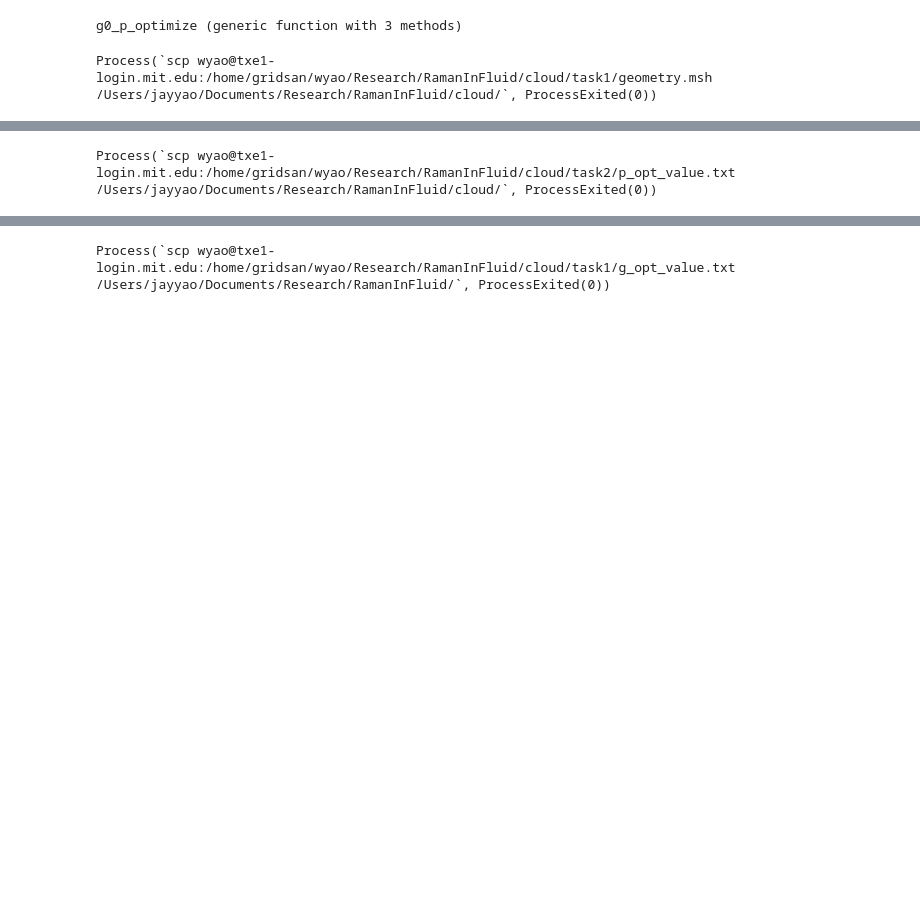
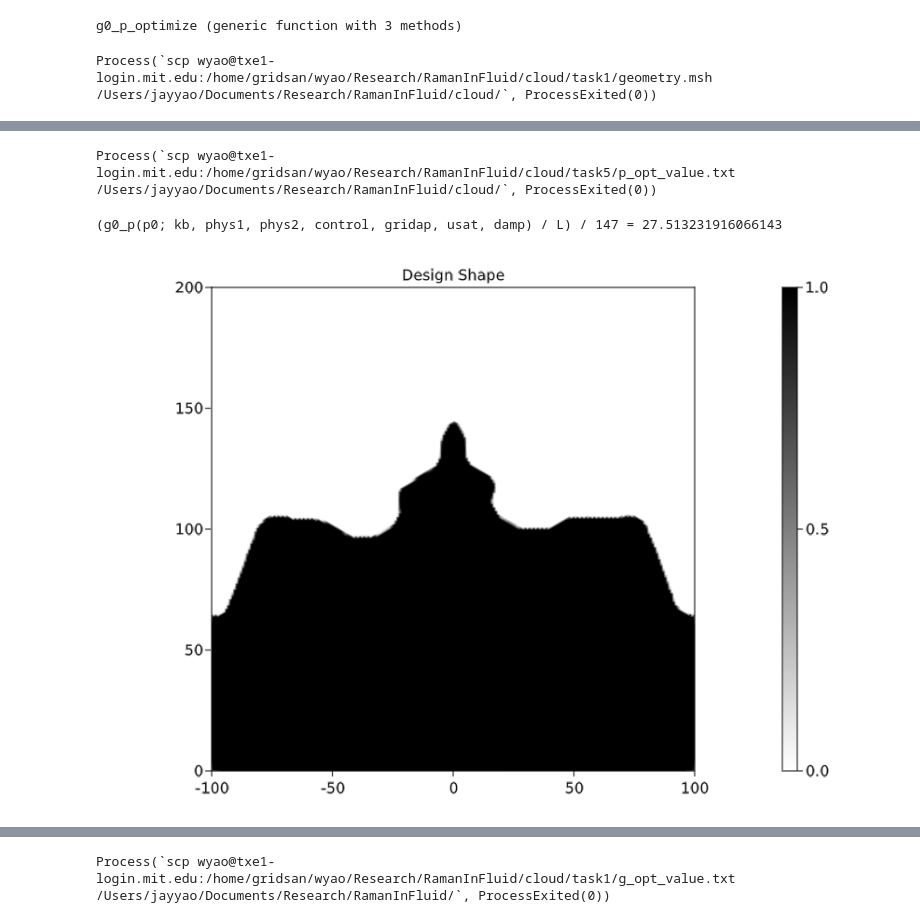
Before and after one commit to WenjieYao/RamanInFluid, a Jupyter notebook: Main_cloud.ipynb, the cells around one changed output, grey strips where cells are left out. Cells and saved outputs as stored; diff of their text form; code cells hidden in the pictures; blank space fills up the shorter version.

```diff
--- a/Main_cloud.ipynb
+++ b/Main_cloud.ipynb
@@ -36,7 +36,7 @@ R = 1e-10
 
 hr = (λ1+λ2)/nf/4          # Height of Raman molecule
 # Geometry parameters of the mesh
-L = 300           # Length of the normal region
+L = 200           # Length of the normal region
 hair = 500 + hr       # Height of the air region
 hs = 300 + hr         # Height of the source location in air
 ht = 200 + hr         # Height of the target location in air
@@ -110,44 +110,47 @@ GridapParameters(UnconstrainedFESpace(), UnconstrainedFESpace(), UnconstrainedFE
 # %%
 #run(`scp wyao@txe1-login.mit.edu:/home/gridsan/wyao/Research/RamanInFluid/cloud/task1/geometry.msh /Users/jayyao/Documents/Research/RamanInFluid/`)
-run(`scp wyao@txe1-login.mit.edu:/home/gridsan/wyao/Research/RamanInFluid/cloud/task2/p_opt_value.txt /Users/jayyao/Documents/Research/RamanInFluid/cloud/`)
+run(`scp wyao@txe1-login.mit.edu:/home/gridsan/wyao/Research/RamanInFluid/cloud/task5/p_opt_value.txt /Users/jayyao/Documents/Research/RamanInFluid/cloud/`)
 # %% [output]
-Process(`scp wyao@txe1-login.mit.edu:/home/gridsan/wyao/Research/RamanInFluid/cloud/task2/p_opt_value.txt /Users/jayyao/Documents/Research/RamanInFluid/cloud/`, ProcessExited(0))
+Process(`scp wyao@txe1-login.mit.edu:/home/gridsan/wyao/Research/RamanInFluid/cloud/task5/p_opt_value.txt /Users/jayyao/Documents/Research/RamanInFluid/cloud/`, ProcessExited(0))
 # %%
 usat = (10)^2/4
-damp = 100/usat
+damp = 4
 # Output and view
 ImportFromFile = true
 N = num_free_dofs(gridap.FE_U)
 if ImportFromFile
     #p_max = readdlm("cloud/task5/p_opt_value.txt", Float64)
     p_max = readdlm("cloud/p_opt_value.txt", Float64)
     p0 = p_max[:]
 else
     p0 = zeros(gridap.np)
 end
 
 kb = 0
 pf_vec = pf_p0(p0; control, gridap)
 pfh = FEFunction(gridap.FE_Pf, pf_vec)
 pth = (pf -> Threshold(pf; control)) ∘ pfh
 A1_mat = MatrixA(pth, kb; phys=phys1, control, gridap)
 b1_vec = assemble_vector(v->(∫(v)gridap.dΓ_s), gridap.FE_V)
 u1_vec = A1_mat \ b1_vec
 u1h = FEFunction(gridap.FE_U, u1_vec)
 
 A2_mat = MatrixA(pth, kb; phys=phys2, control, gridap)
 o_vec = VectorO(1, 1; gridap)
 v2_vec = A2_mat' \ o_vec
 v2h = FEFunction(gridap.FE_U, v2_vec)
 
 @show g0_p(p0; kb, phys1, phys2, control, gridap, usat, damp)/L/147
 fig, ax, plt = plot(gridap.Ω, pth, colormap = :binary)
 Colorbar(fig[1,2], plt)
 ax.aspect = AxisAspect(L/(hd))
 ax.title = "Design Shape"
 limits!(ax, -L/2, L/2, 0, hd)
 save("Results/shape.png", fig)
 fig
+# %% [output]
+(g0_p(p0; kb, phys1, phys2, control, gridap, usat, damp) / L) / 147 = 27.513231916066143
+[figure, added]
 # %%
 maxe = 20#usat
 e1=abs2(phys1.nf^2)
```
Also changed, not shown: parts of 2 cells of this notebook, 17 other files.
